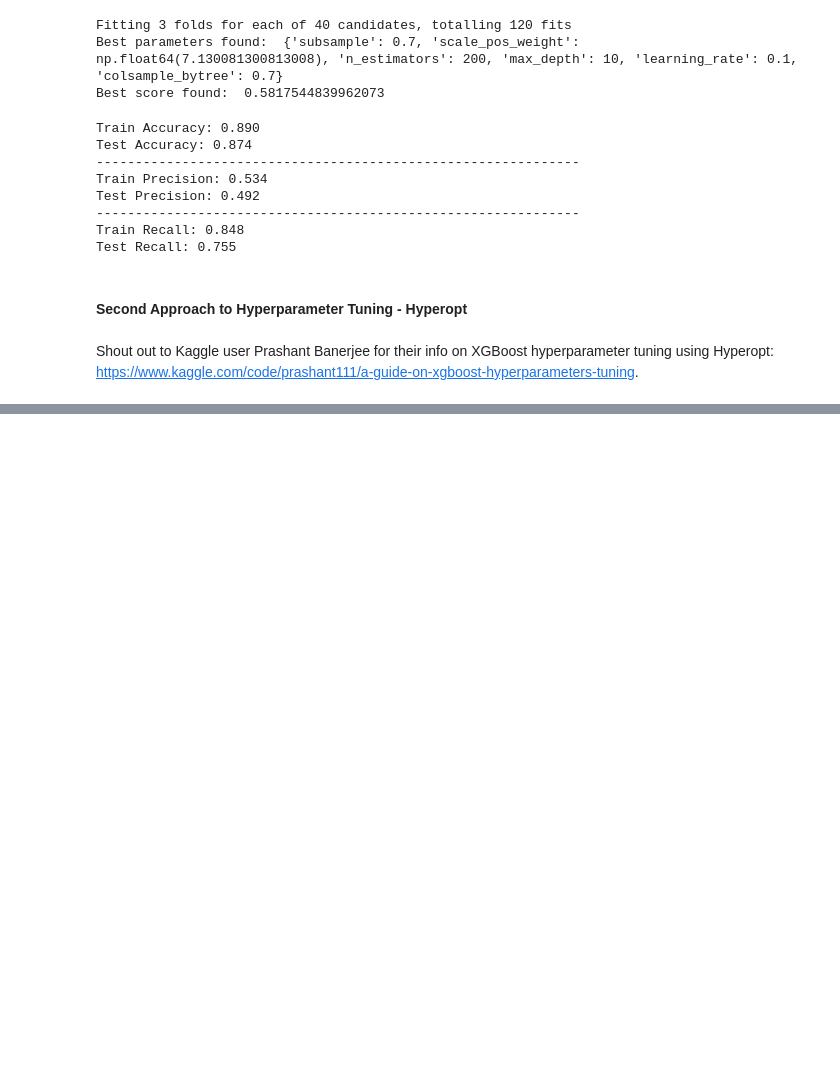
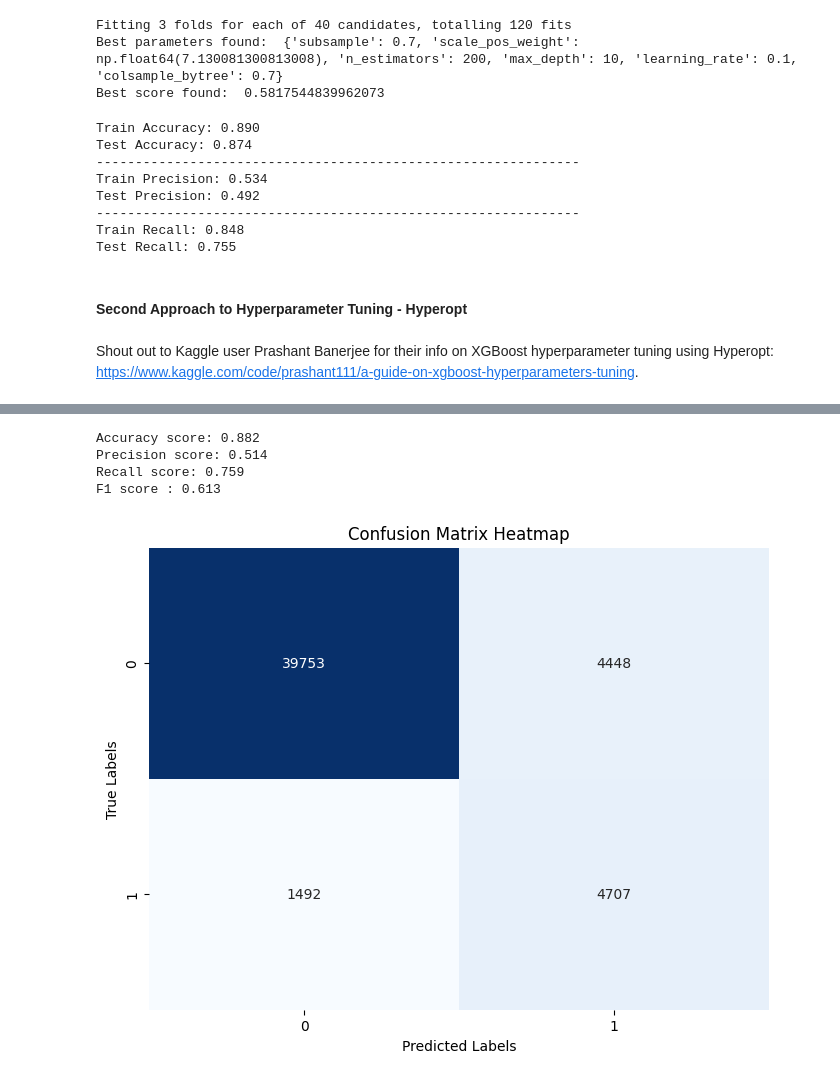
Before and after one commit to BenjaminUy/Predicting-Loan-User-Default-Risk, a Jupyter notebook: notebooks/Model_Development.ipynb, the cells around one changed output, grey strips where cells are left out. Saved outputs shown, nothing was run; the diff lists cells and outputs as text; code cells hidden in the pictures; blank space fills up the shorter version.

```diff
--- a/notebooks/Model_Development.ipynb
+++ b/notebooks/Model_Development.ipynb
@@ -700,0 +749,23 @@ f1 score : 0.598725396198748
+# %%
+# Output confusion matrix AFTER thresholding
+pred_2_threshold = (y_probs > best_threshold).astype(int)
+
+print(f"Accuracy score: {accuracy_score(y_test, pred_2_threshold):.3f}")
+print(f"Precision score: {precision_score(y_test, pred_2_threshold):.3f}")
+print(f"Recall score: {recall_score(y_test, pred_2_threshold):.3f}")
+print(f"F1 score : {f1_score(y_test, pred_2_threshold):.3f}")
+
+conf_matrix = confusion_matrix(y_test, pred_2_threshold)
+plt.figure(figsize=(8,6))
+sns.heatmap(conf_matrix, annot=True, fmt='g', cmap='Blues', cbar=False,
+            xticklabels=y.unique(), yticklabels=y.unique())
+plt.title('Confusion Matrix Heatmap')
+plt.xlabel('Predicted Labels')
+plt.ylabel('True Labels')
+plt.show()
+# %% [output]
+Accuracy score: 0.882
+Precision score: 0.514
+Recall score: 0.759
+F1 score : 0.613
+[figure, added]
```
Also changed, not shown: parts of 11 cells of this notebook.
